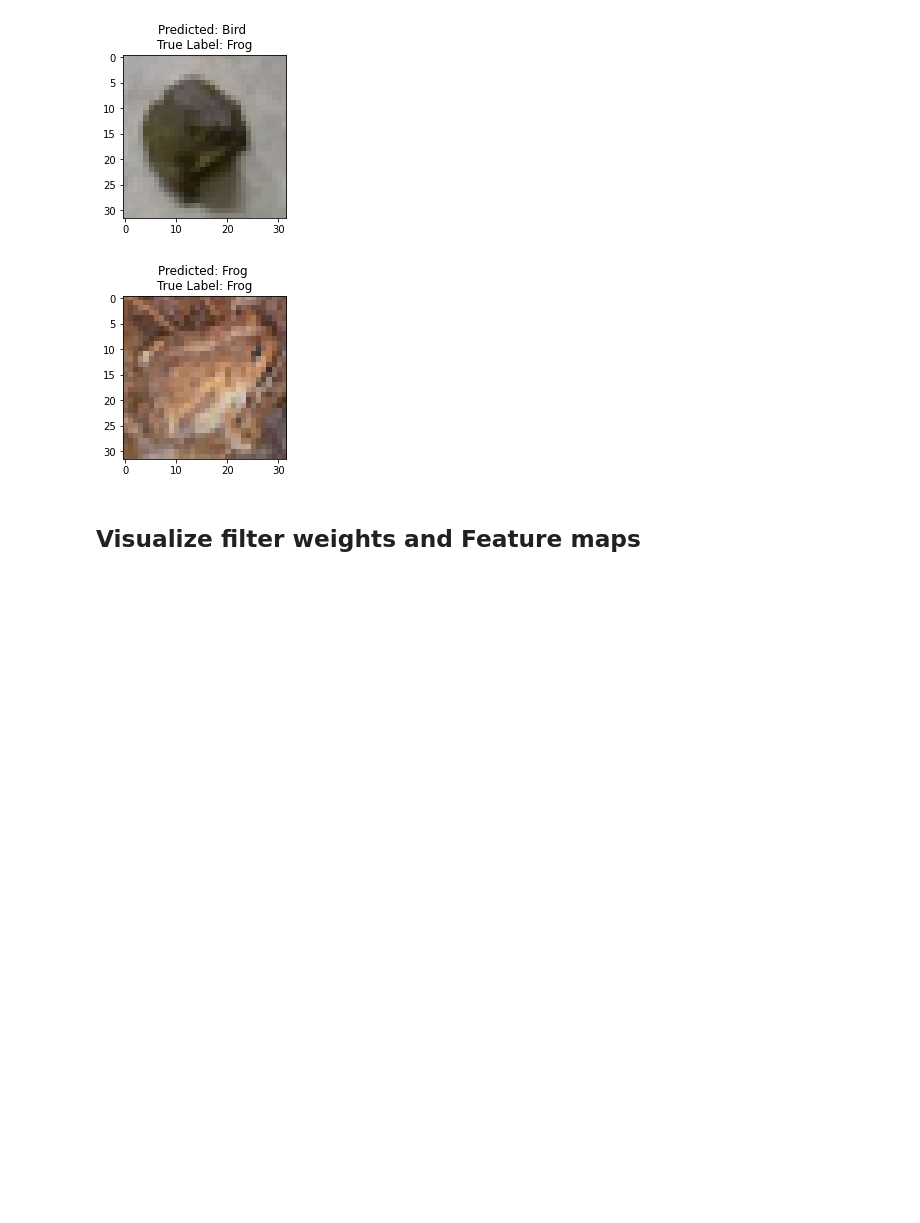
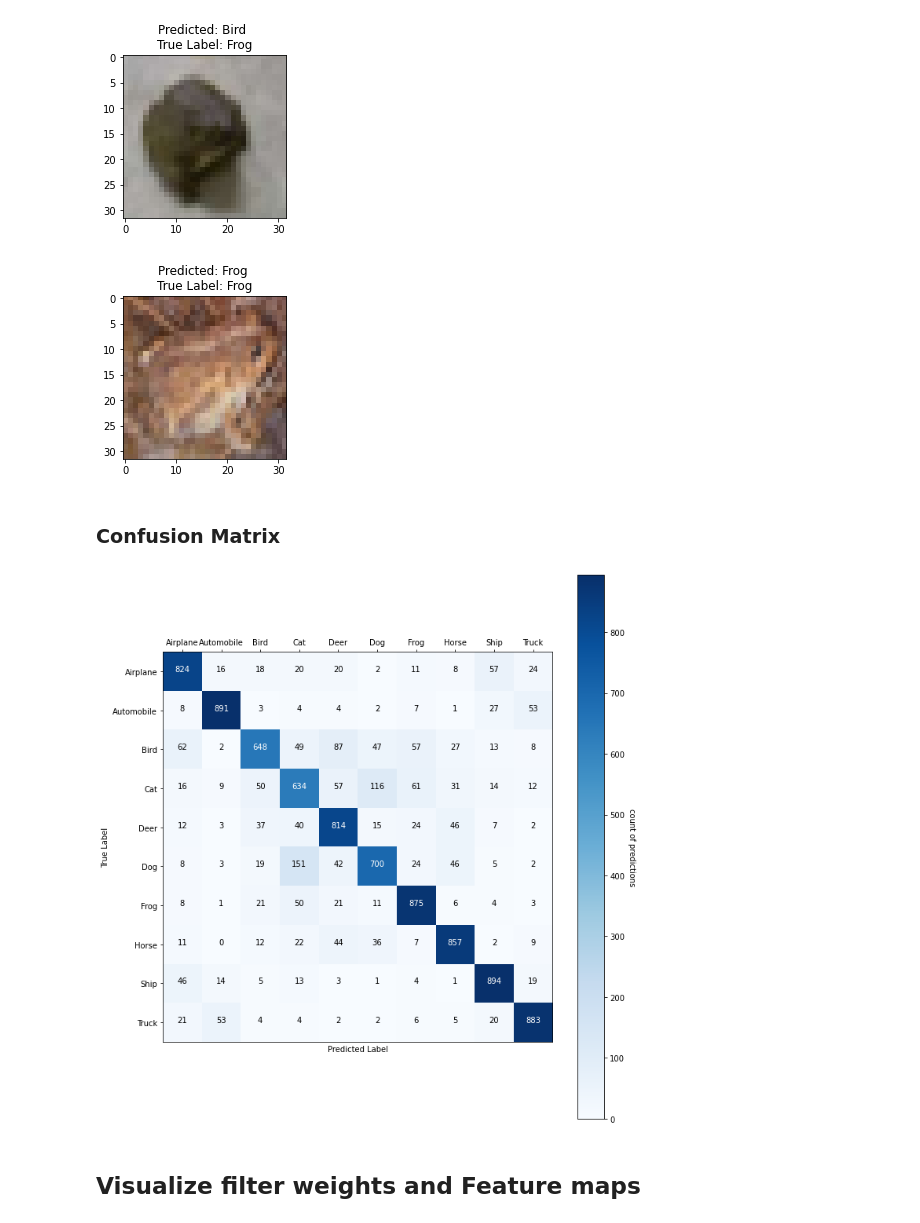
Before and after one commit to Fernando0107/Convolutional-NN, a Jupyter notebook: Convolutional NN V3.ipynb, the cells around one changed output. Cells and saved outputs as stored; diff of their text form; code cells hidden in the pictures; blank space fills up the shorter version.

```diff
--- a/Convolutional NN V3.ipynb
+++ b/Convolutional NN V3.ipynb
@@ -277,3 +291,5 @@ show_test(570)
 show_test(777)
 # %% [output]
 [figure]
+# %% [markdown]
+### Confusion Matrix
@@ -280,3 +325,30 @@ show_test(777)
+# %%
+def annotate_heatmap(im, data=None, fmt="d", threshold=None):
+    """
+    A function to annotate a heatmap.
+    """
+    # Change the text's color depending on the data.
+    texts = []
+    for i in range(data.shape[0]):
+        for j in range(data.shape[1]):
+            text = im.axes.text(j, i, format(data[i, j], fmt), horizontalalignment="center",
+                                 color="white" if data[i, j] > thresh else "black")
+            texts.append(text)
+
+    return texts
+# %%
+cm = confusion_matrix(Y_true, Y_pred_classes)
+thresh = cm.max() / 2.
+
+fig, ax = plt.subplots(figsize=(10,10))
+im, cbar = heatmap(cm, classes, classes, ax=ax,
+                   cmap=plt.cm.Blues, cbarlabel="count of predictions")
+texts = annotate_heatmap(im, data=cm, threshold=thresh)
+
+fig.tight_layout()
+plt.show()
+# %% [output]
+[figure, added]
 # %% [markdown]
 ## Visualize filter weights and Feature maps
 # %%
```
Also changed, not shown: parts of 66 cells of this notebook.
